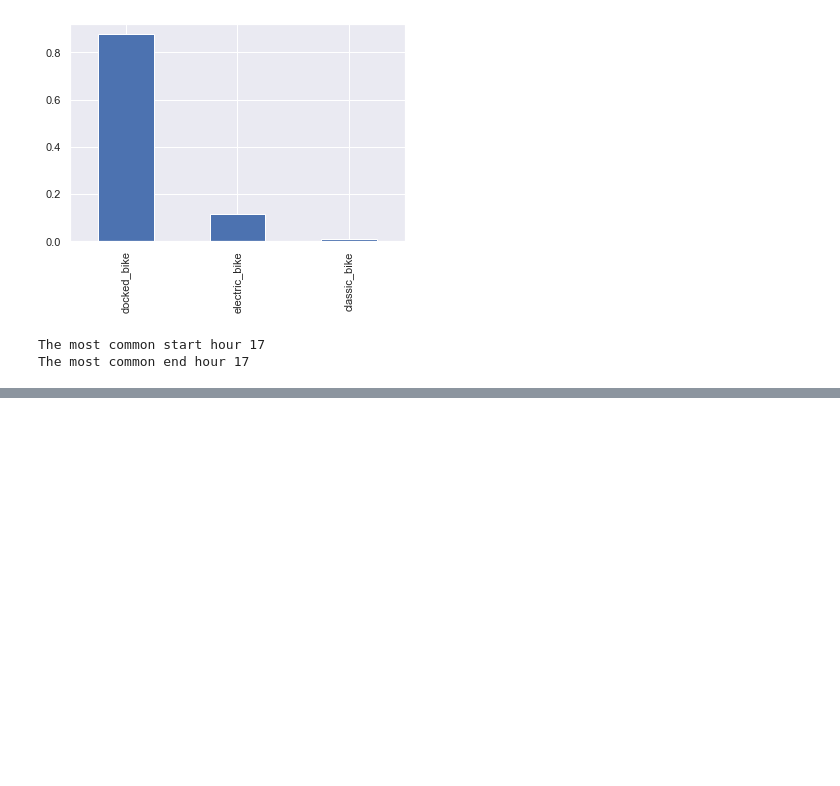
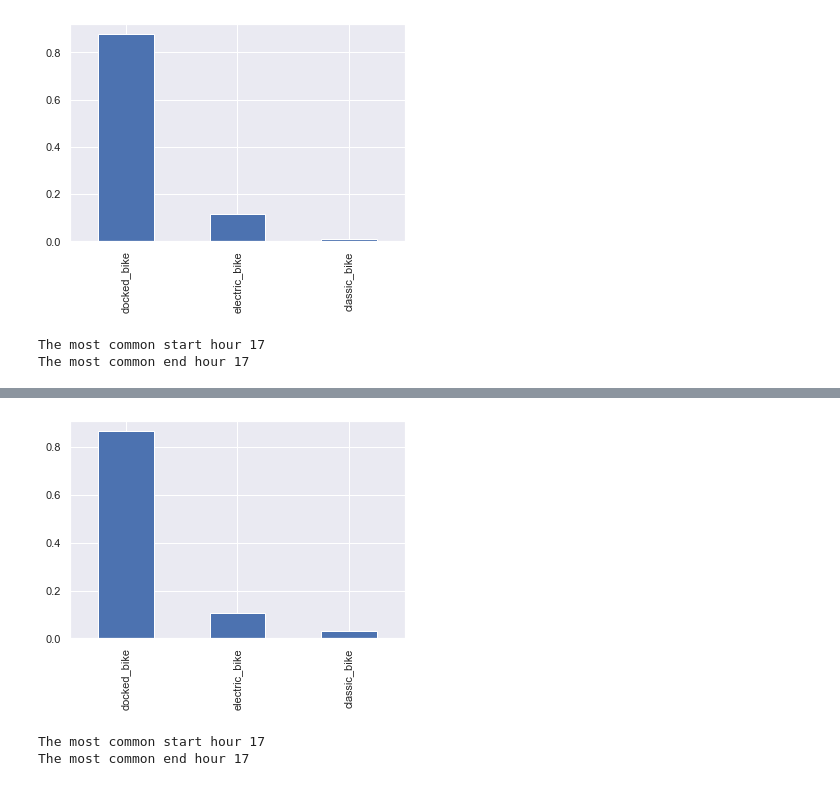
Before and after one commit to SABRIOUS/Google_Data_Analysis_Capstone, a Jupyter notebook: test_bkies.ipynb, the cells around one changed output, grey strips where cells are left out. Drawn from its saved outputs; the diff is of its cells as text; code cells hidden in the pictures; blank space fills up the shorter version.

```diff
--- a/test_bkies.ipynb
+++ b/test_bkies.ipynb
@@ -269,0 +325,12 @@ The most common end hour 17
+# %%
+(df_member['rideable_type'].value_counts()/df_member.shape[0]).plot(kind='bar');
+# %% [output]
+[figure, added]
+# %%
+start_rush_hour = df_member['started_at'].dt.hour.mode()[0]
+end_rush_hour = df_member['ended_at'].dt.hour.mode()[0]
+print("The most common start hour",start_rush_hour)
+print("The most common end hour",end_rush_hour)
+# %% [output]
+The most common start hour 17
+The most common end hour 17
```
Also changed, not shown: parts of 10 cells of this notebook.
